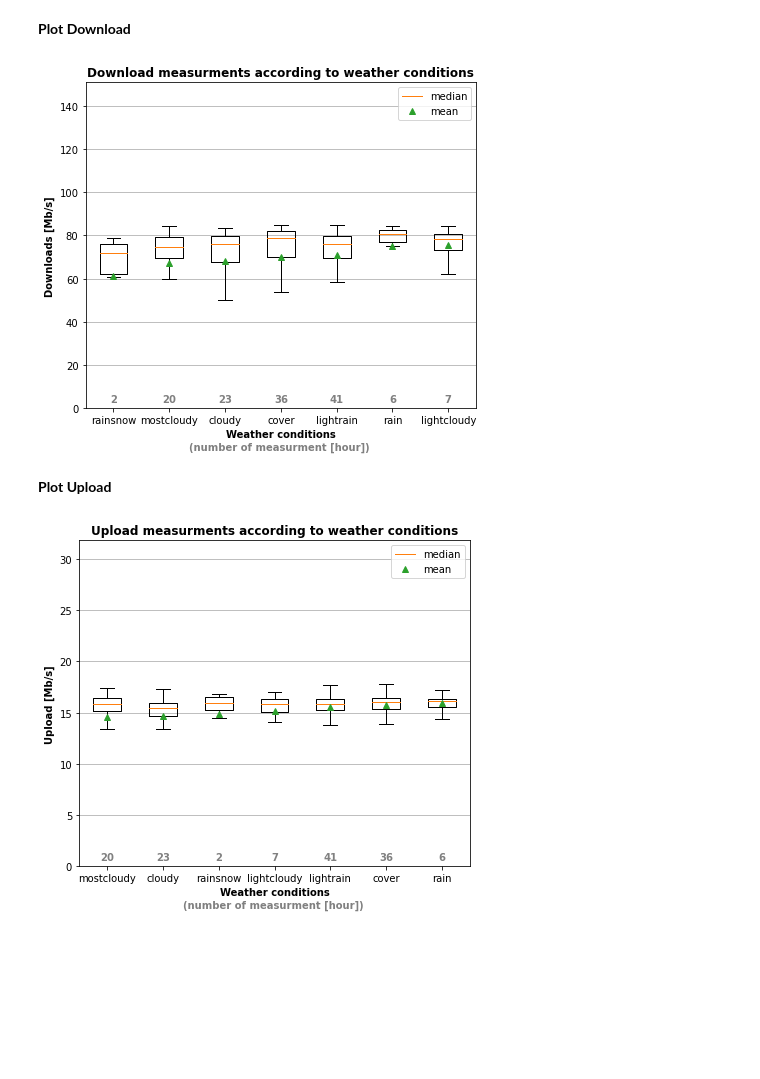
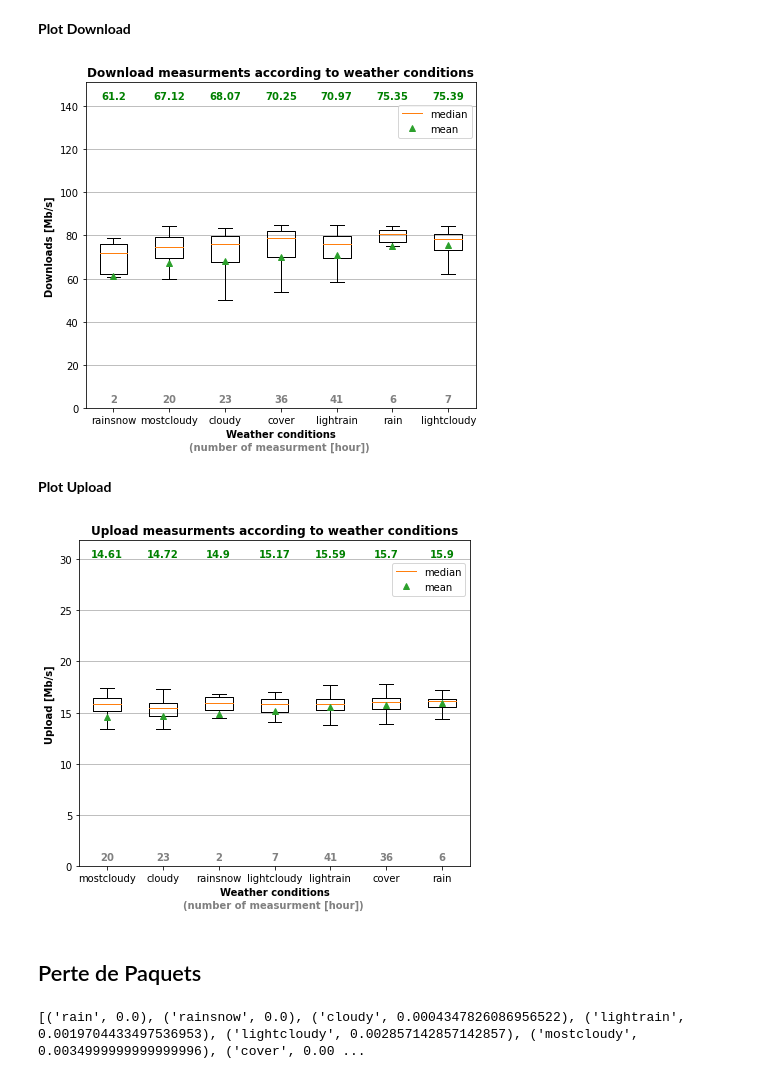
Before and after one commit to lvalkenberg/LINFO2142, a Jupyter notebook: analyse/Rapport.ipynb, the cells around one changed output. Saved outputs shown, nothing was run; the diff lists cells and outputs as text; code cells hidden in the pictures; blank space fills up the shorter version.

```diff
--- a/analyse/Rapport.ipynb
+++ b/analyse/Rapport.ipynb
@@ -232,3 +242,5 @@ serv = 'iperf.eenet.ee'
+# %%
+serv = 'speedtest.uztelecom.uz'
 # %%
 ping_weather_array = fusion_with_weather(ping_array, weather_array) #Array fusionné
 weather_ping_measure_dict = create_weather_ping_dict(weather_type, ping_weather_array, [serv]) #Dict {"weather" : [ping measure]}
@@ -264,22 +276,24 @@ ax.yaxis.set_major_formatter(ticks_y)
 #boxplot
 for i in range(xl):
     bp = ax.boxplot(weather_pings[weather_sorted_by_mean_ping[i][0]], positions = [i], widths=0.5, showmeans = True, showfliers=False)
-plt.title('pings measurments according to weather conditions (' + serv + ')', fontweight='bold')
+plt.title('pings measurments according to weather conditions \n(' + serv + ')', fontweight='bold')
 plt.ylabel('Latency [ms]', fontweight='bold')
 plt.xlabel('Weather conditions', fontweight='bold')
 
 if(serv in full_serv):
     #text
     for i in range(xl):
-        lab = ax.text(i, graphe_scale/50,weather_type_measurment[weather_sorted_by_mean_ping[i][0]] , horizontalalignment='center',size='medium', weight='bold',color="grey")
+        ax.text(i, graphe_scale/50,weather_type_measurment[weather_sorted_by_mean_ping[i][0]] , horizontalalignment='center',size='medium', weight='bold',color="grey")
+for i in range(xl):
+    ax.text(i, graphe_scale - graphe_scale/20,"{:.1f}".format(round(weather_sorted_by_mean_ping[i][1],4)*1000) , horizontalalignment='center',size='medium', weight='bold',color="green")
 
     plt.figtext(0.51, 0.03, '(number of measurment [hour])', fontsize='medium', color='gray', ha ='center', weight='bold')
 
 #legend
-plt.legend([bp['medians'][0], bp['means'][0]], ['median', 'mean'])
+plt.legend([bp['medians'][0], bp['means'][0]], ['median', 'mean'], loc=(0.80,0.83))
 
 #save
-#plt.savefig('../plot/'+ serv +'.pdf')
+#plt.savefig('../plot/'+ serv +'_home.pdf')
 
 plt.show()
 # %% [output]
@@ -345,19 +359,20 @@ plt.xlabel('Weather conditions', fontweight='bold')
 
 #text
 for i in range(xl):
-    lab = ax.text(i, graphe_scale/50,weather_type_measurment[weather_sorted_by_mean_dl[i][0]] , horizontalalignment='center',size='medium', weight='bold',color="grey")
+    ax.text(i, graphe_scale/50,weather_type_measurment[weather_sorted_by_mean_dl[i][0]] , horizontalalignment='center',size='medium', weight='bold',color="grey")
+    ax.text(i, graphe_scale - graphe_scale/20,round(weather_sorted_by_mean_dl[i][1]/scale_y,2) , horizontalalignment='center',size='medium', weight='bold',color="green")
 
 plt.figtext(0.51, 0.03, '(number of measurment [hour])', fontsize='medium', color='gray', ha ='center', weight='bold')
 
 #legend
-plt.legend([bp['medians'][0], bp['means'][0]], ['median', 'mean'])
+plt.legend([bp['medians'][0], bp['means'][0]], ['median', 'mean'], loc=(0.80,0.83))
 
 #save
-plt.savefig('../plot/download_home.pdf')
+#plt.savefig('../plot/download_home.pdf')
 
 plt.show()
 # %% [output]
-[figure, old version]
+[figure, new version]
 # %% [markdown]
 **Plot Upload**
 # %%
@@ -366,35 +381,42 @@ graphe_scale = weather_sorted_by_mean_up[xl-1][1]*2
 
 fig, ax = plt.subplots(figsize=(xl, 6))
 
 #labels
 ax.set_xticklabels(list_with_collumn(weather_sorted_by_mean_up,0))
 plt.ylim(0,graphe_scale)
 ax.yaxis.grid()
 
 scale_y = 1_000_000
 ylab = ax.get_xlabel()
 ticks_y = ticker.FuncFormatter(lambda y, pos: '{0:g}'.format(y/scale_y))
 ax.yaxis.set_major_formatter(ticks_y)
 
 #boxplot
 for i in range(xl):
     bp = ax.boxplot(weather_up[weather_sorted_by_mean_up[i][0]], positions = [i], widths=0.5, showmeans = True, showfliers=False)
 plt.title('Upload measurments according to weather conditions', fontweight='bold')
 plt.ylabel('Upload [Mb/s]', fontweight='bold')
 plt.xlabel('Weather conditions', fontweight='bold')
 
 #text
 for i in range(xl):
-    lab = ax.text(i, graphe_scale/50,weather_type_measurment[weather_sorted_by_mean_up[i][0]] , horizontalalignment='center',size='medium', weight='bold',color="grey")
-
+    ax.text(i, graphe_scale/50,weather_type_measurment[weather_sorted_by_mean_up[i][0]] , horizontalalignment='center',size='medium', weight='bold',color="grey")
+    ax.text(i, graphe_scale - graphe_scale/20,round(weather_sorted_by_mean_up[i][1]/scale_y,2) , horizontalalignment='center',size='medium', weight='bold',color="green")
 plt.figtext(0.51, 0.03, '(number of measurment [hour])', fontsize='medium', color='gray', ha ='center', weight='bold')
 
 #legend
-plt.legend([bp['medians'][0], bp['means'][0]], ['median', 'mean'])
+plt.legend([bp['medians'][0], bp['means'][0]], ['median', 'mean'], loc=(0.80,0.83))
 
 #save
-plt.savefig('../plot/upload_home.pdf')
+#plt.savefig('../plot/upload_home.pdf')
 
 plt.show()
 # %% [output]
-[figure, old version]
+[figure, new version]
+# %% [markdown]
+## Perte de Paquets
+# %%
+weather_lost = mean_lost_resp_weather(weather_ping_measure_dict)
+sort_weather_lost = print_dict_as_sorted_tuble(weather_lost)
+# %% [output]
+[('rain', 0.0), ('rainsnow', 0.0), ('cloudy', 0.0004347826086956522), ('lightrain', 0.0019704433497536953), ('lightcloudy', 0.002857142857142857), ('mostcloudy', 0.0034999999999999996), ('cover', 0.00 ...
```
Also changed, not shown: parts of 5 cells of this notebook, 19 other files.
